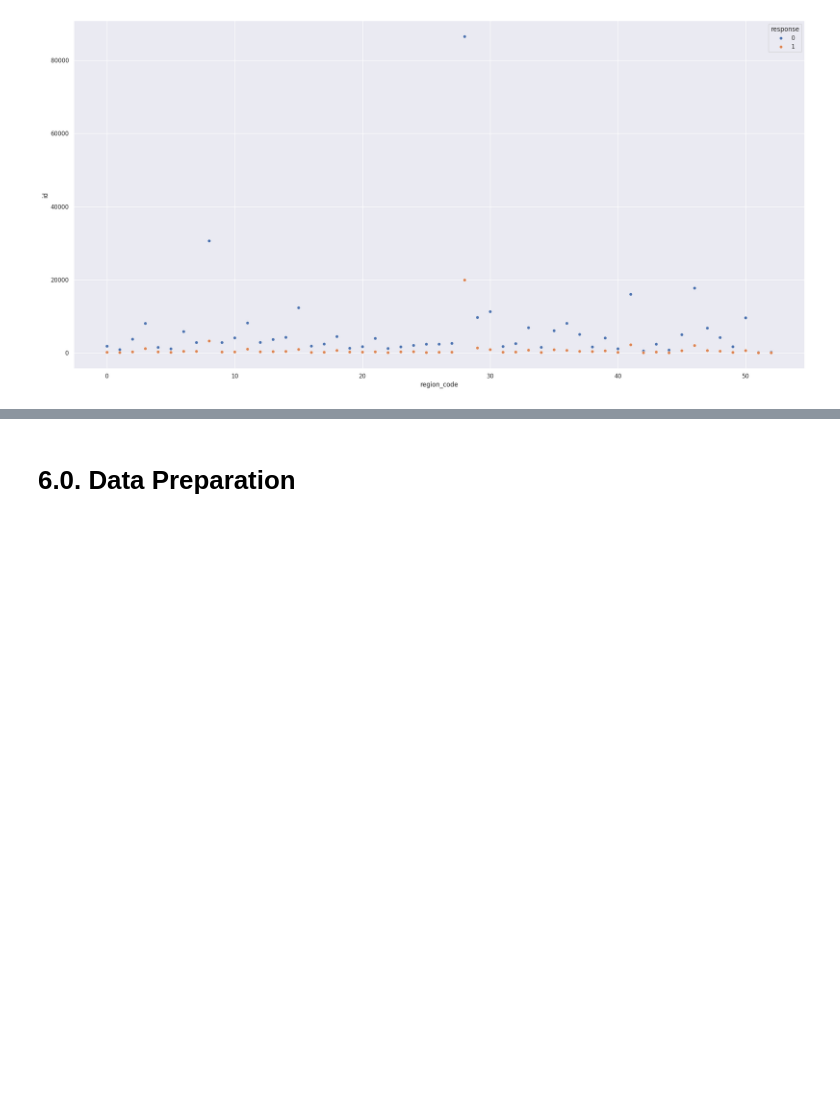
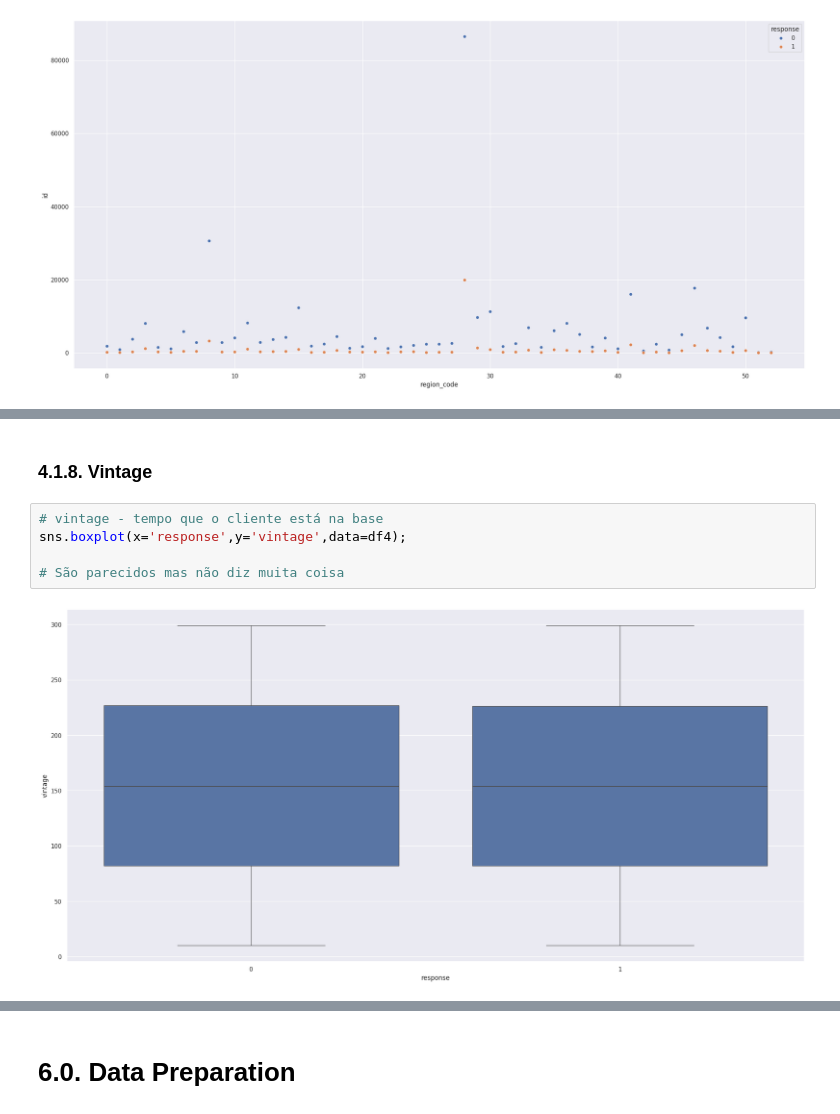
Before and after one commit to mseris-ds/-health_insurance_cross_sell, a Jupyter notebook: health_insurance_croos_sell.ipynb, the cells around one changed output, grey strips where cells are left out. Drawn from its saved outputs; the diff is of its cells as text; blank space fills up the shorter version.

```diff
--- a/health_insurance_croos_sell.ipynb
+++ b/health_insurance_croos_sell.ipynb
@@ -273,0 +482,9 @@ df4[['previously_insured', 'response']].head()
+# %% [markdown]
+### 4.1.8. Vintage
+# %%
+# vintage - tempo que o cliente está na base
+sns.boxplot(x='response',y='vintage',data=df4);
+
+# São parecidos mas não diz muita coisa
+# %% [output]
+[figure, added]
```
Also changed, not shown: parts of 94 cells of this notebook, 2 other files.
